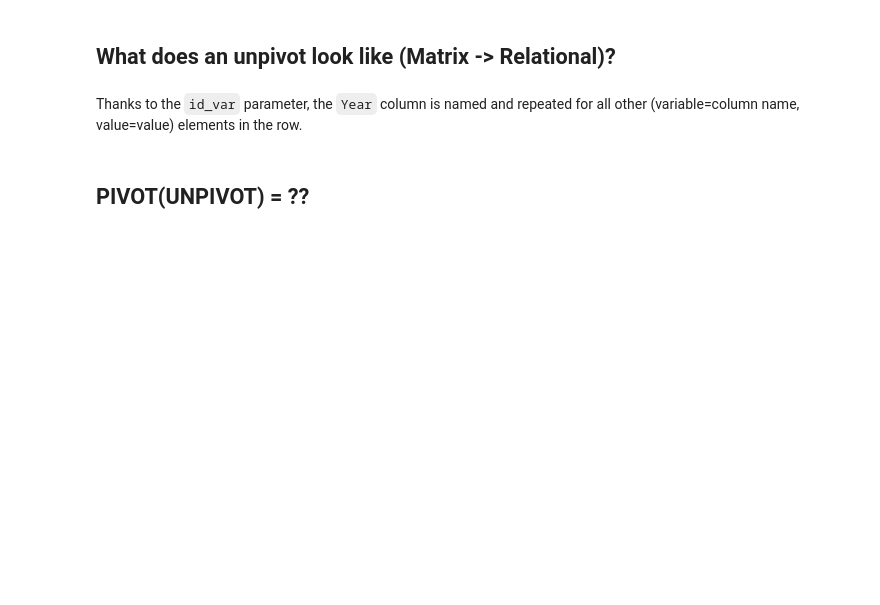
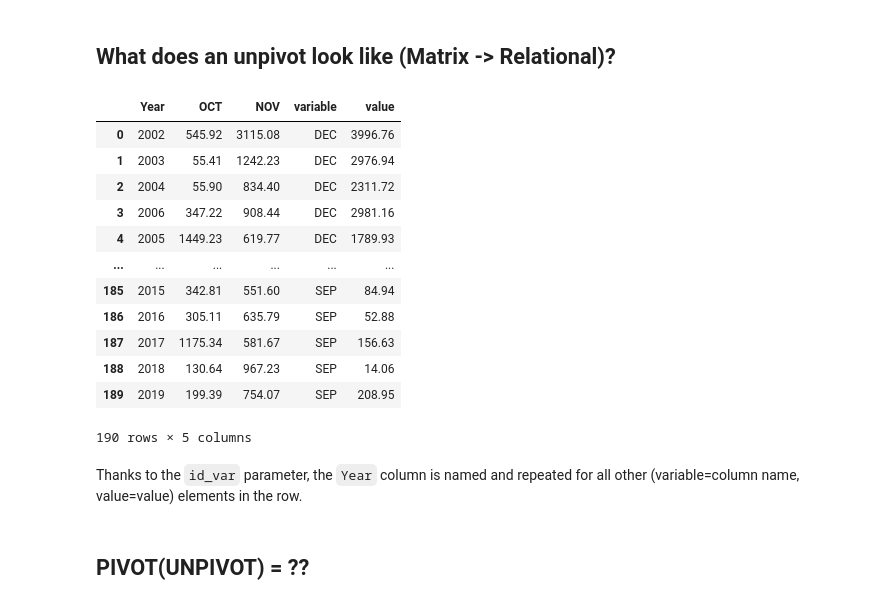
Before and after one commit to cal-data-eng/fa24-materials, a Jupyter notebook: lec/lec09/lec09.ipynb, the cells around one changed output. Cells and saved outputs as stored; diff of their text form; code cells hidden in the pictures; blank space fills up the shorter version.

```diff
--- a/lec/lec09/lec09.ipynb
+++ b/lec/lec09/lec09.ipynb
@@ -24,8 +42,22 @@ mm
 # %% [markdown]
 ## What does an unpivot look like (Matrix -> Relational)?
 # %%
-mm_melted = mm.melt(id_vars=['Year'])
+mm_melted = mm.melt(id_vars=['Year', 'OCT', 'NOV'])
 mm_melted
+# %% [output]
+|  | Year | OCT | NOV | variable | value |
+| 0 | 2002 | 545.92 | 3115.08 | DEC | 3996.76 |
+| 1 | 2003 | 55.41 | 1242.23 | DEC | 2976.94 |
+| 2 | 2004 | 55.90 | 834.40 | DEC | 2311.72 |
+| 3 | 2006 | 347.22 | 908.44 | DEC | 2981.16 |
+| 4 | 2005 | 1449.23 | 619.77 | DEC | 1789.93 |
+| ... | ... | ... | ... | ... | ... |
+| 185 | 2015 | 342.81 | 551.60 | SEP | 84.94 |
+| 186 | 2016 | 305.11 | 635.79 | SEP | 52.88 |
+| 187 | 2017 | 1175.34 | 581.67 | SEP | 156.63 |
+| 188 | 2018 | 130.64 | 967.23 | SEP | 14.06 |
+| 189 | 2019 | 199.39 | 754.07 | SEP | 208.95 |
+190 rows × 5 columns
 # %% [markdown]
 Thanks to the `id_var` parameter, the `Year` column is named and repeated for all other (variable=column name, value=value) elements in the row.
 # %%
```
Also changed, not shown: parts of 2 cells of this notebook, 9 other files.
